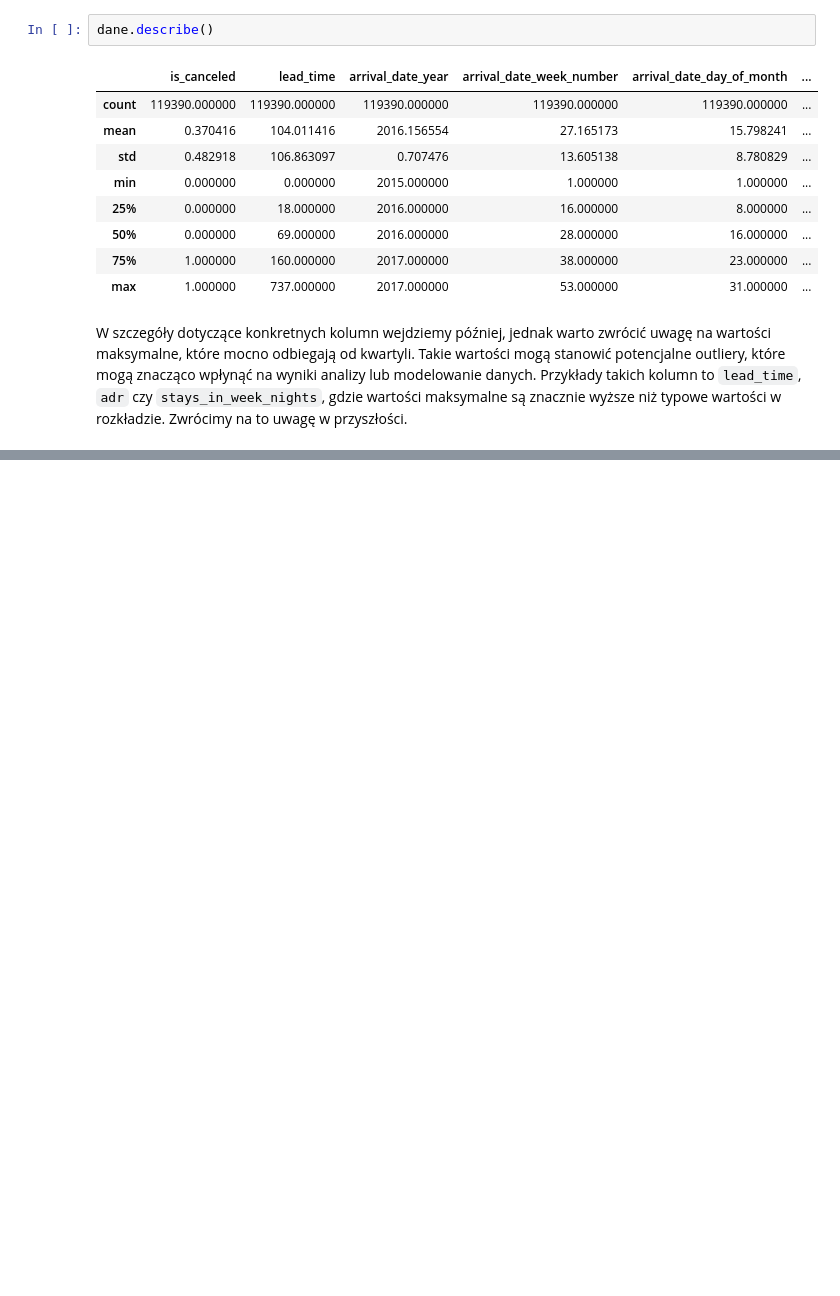
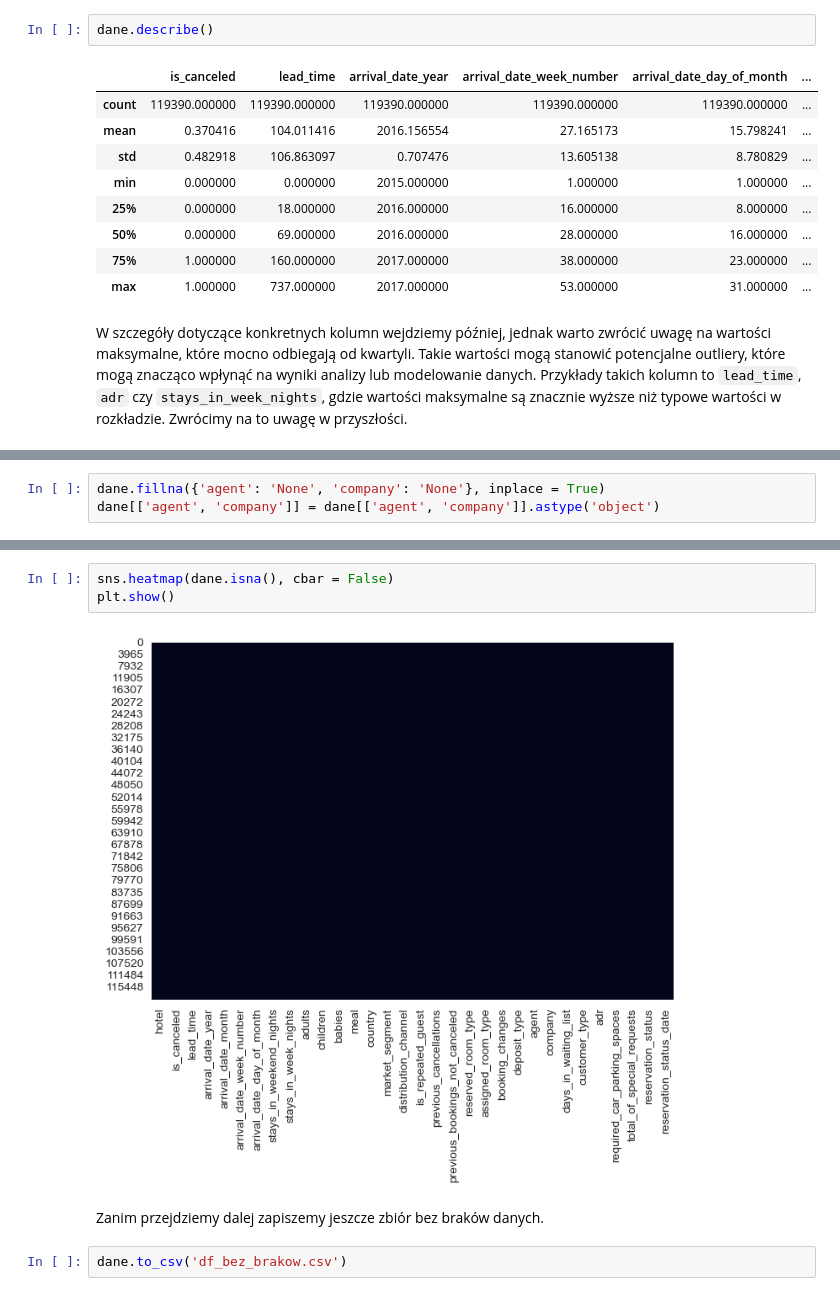
Before and after one commit to SzymonMak/HotelBookingsDataAnalysis, a Jupyter notebook: final_analysis.ipynb, the cells around one changed output, grey strips where cells are left out. Cells and saved outputs as stored; diff of their text form; blank space fills up the shorter version.

```diff
--- a/final_analysis.ipynb
+++ b/final_analysis.ipynb
@@ -108,0 +158,3 @@ W szczegóły dotyczące konkretnych kolumn wejdziemy później, jednak warto zw
+# %%
+dane.fillna({'agent': 'None', 'company': 'None'}, inplace = True)
+dane[['agent', 'company']] = dane[['agent', 'company']].astype('object')
@@ -108,0 +181,9 @@ W szczegóły dotyczące konkretnych kolumn wejdziemy później, jednak warto zw
+# %%
+sns.heatmap(dane.isna(), cbar = False)
+plt.show()
+# %% [output]
+[figure, added]
+# %% [markdown]
+Zanim przejdziemy dalej zapiszemy jeszcze zbiór bez braków danych.
+# %%
+dane.to_csv('df_bez_brakow.csv')
```
Also changed, not shown: parts of 11 cells of this notebook, 1 other file.
